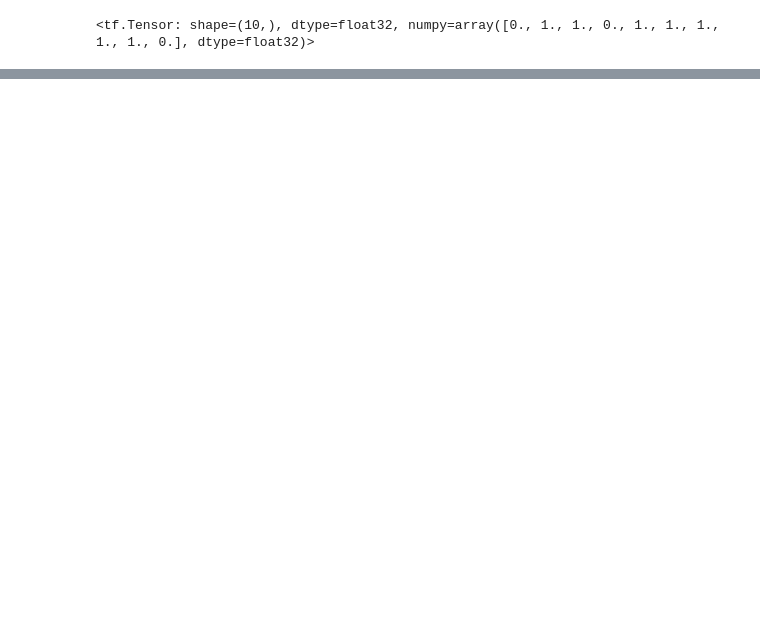
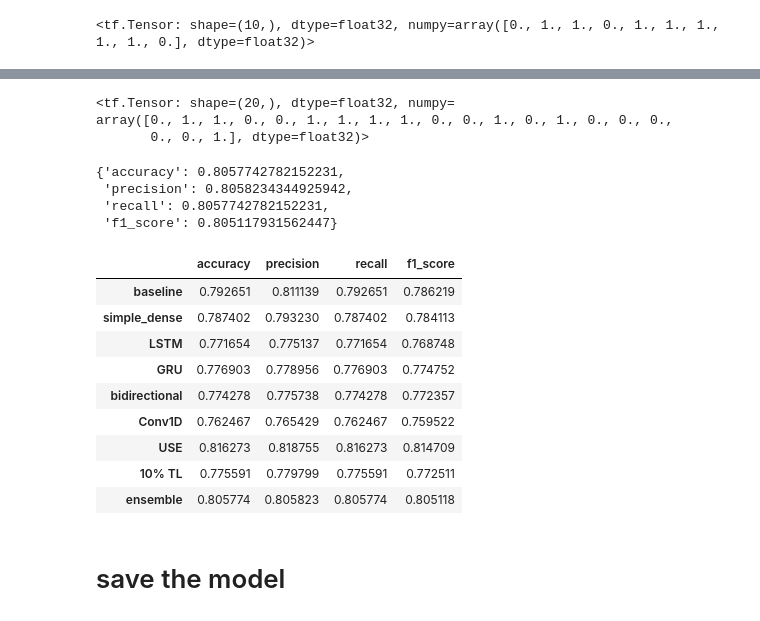
Before and after one commit to Prashanna-Raj-Pandit/NLP, a Jupyter notebook: Introduction_to_NLP.ipynb, the cells around one changed output, grey strips where cells are left out. Drawn from its saved outputs; the diff is of its cells as text; code cells hidden in the pictures; blank space fills up the shorter version.

```diff
--- a/Introduction_to_NLP.ipynb
+++ b/Introduction_to_NLP.ipynb
@@ -1059,0 +1200,36 @@ model_6_results
+# %%
+#get the mean prediction probaility of three models
+baseline_pred_probs = np.max(model_0.predict_proba(val_sentences), axis=1) # get the prediction probabilities from baseline model
+combined_pred_probs = baseline_pred_probs + tf.squeeze(model_2_pred, axis=1) + tf.squeeze(model_6_pred)
+combined_preds = tf.round(combined_pred_probs/3) # average and round the prediction probabilities to get prediction classes
+combined_preds[:20]
+# %% [output]
+<tf.Tensor: shape=(20,), dtype=float32, numpy=
+array([0., 1., 1., 0., 0., 1., 1., 1., 1., 0., 0., 1., 0., 1., 0., 0., 0.,
+       0., 0., 1.], dtype=float32)>
+# %%
+#calculating results of our combined model
+ensemble_results=calculate_performance_metrics(val_labels,combined_preds)
+ensemble_results
+# %% [output]
+{'accuracy': 0.8057742782152231,
+ 'precision': 0.8058234344925942,
+ 'recall': 0.8057742782152231,
+ 'f1_score': 0.805117931562447}
+# %%
+# Adding out combined model to the dataframe.
+all_models.loc["ensemble"]=ensemble_results
+all_models
+# %% [output]
+|  | accuracy | precision | recall | f1_score |
+| baseline | 0.792651 | 0.811139 | 0.792651 | 0.786219 |
+| simple_dense | 0.787402 | 0.793230 | 0.787402 | 0.784113 |
+| LSTM | 0.771654 | 0.775137 | 0.771654 | 0.768748 |
+| GRU | 0.776903 | 0.778956 | 0.776903 | 0.774752 |
+| bidirectional | 0.774278 | 0.775738 | 0.774278 | 0.772357 |
+| Conv1D | 0.762467 | 0.765429 | 0.762467 | 0.759522 |
+| USE | 0.816273 | 0.818755 | 0.816273 | 0.814709 |
+| 10% TL | 0.775591 | 0.779799 | 0.775591 | 0.772511 |
+| ensemble | 0.805774 | 0.805823 | 0.805774 | 0.805118 |
+# %% [markdown]
+# save the model
```
Also changed, not shown: parts of 53 cells of this notebook.
